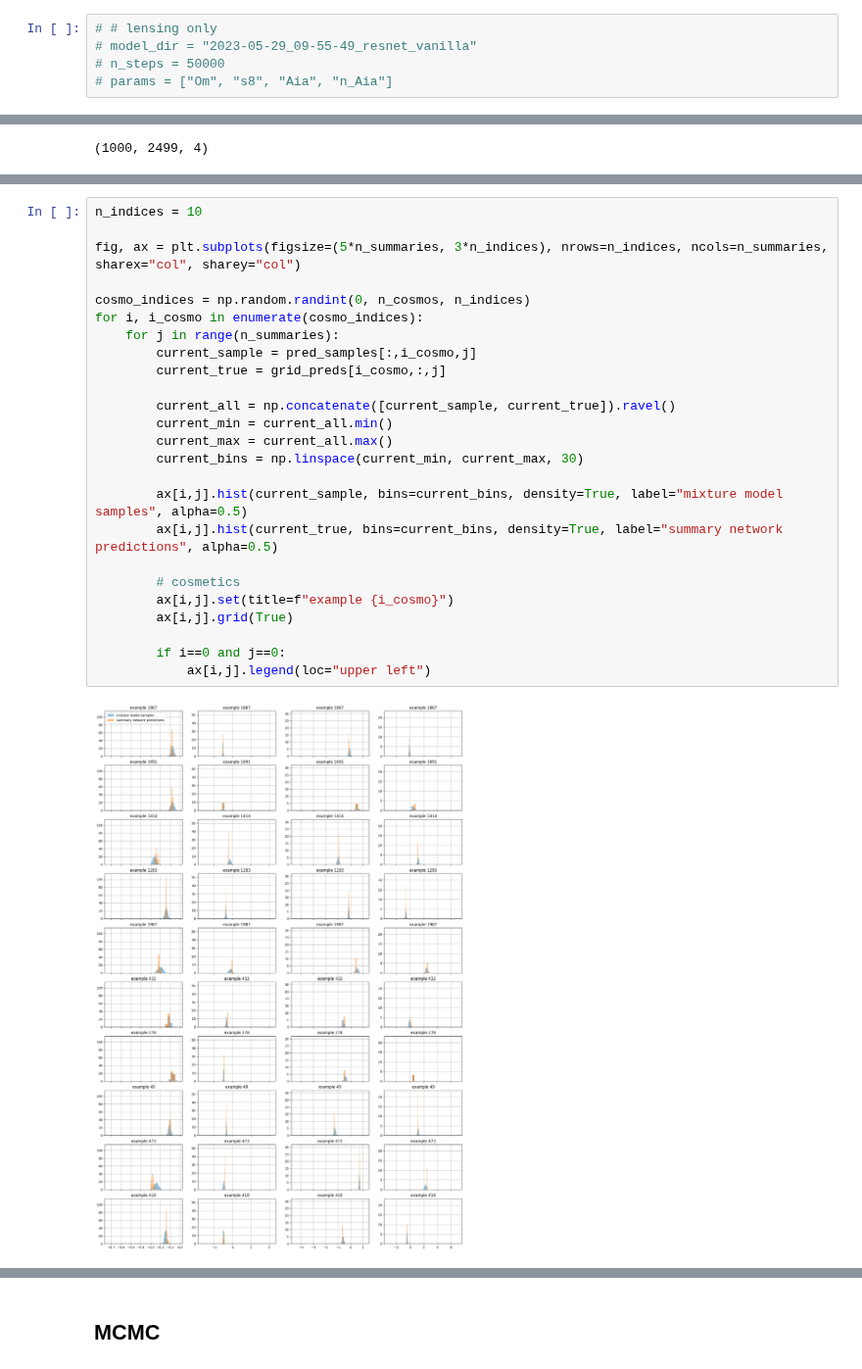
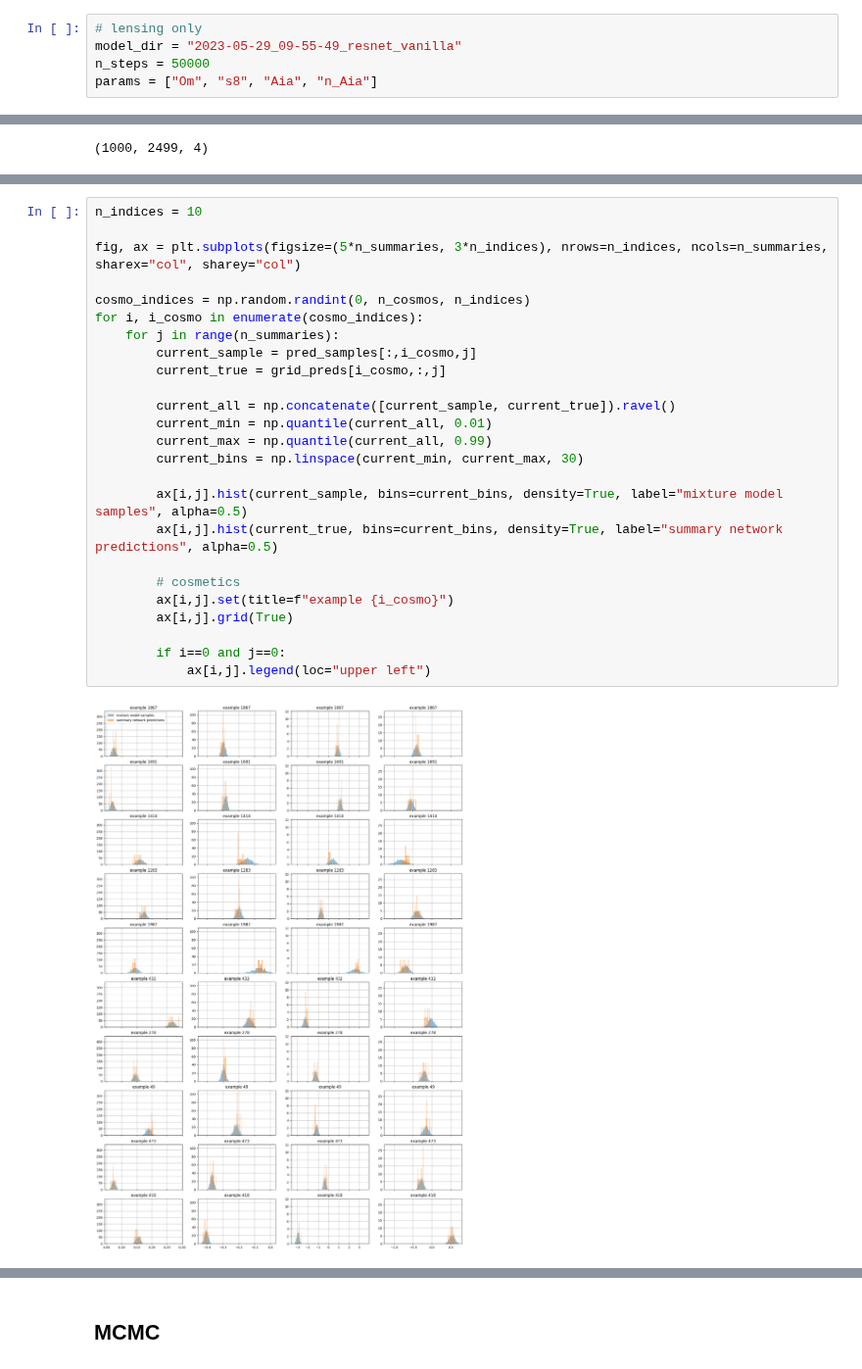
Before and after one commit to des-science/multiprobe-simulation-inference, a Jupyter notebook: notebooks/gaussian_mixture.ipynb, the cells around one changed output, grey strips where cells are left out. Shown at 98% size. Drawn from its saved outputs; the diff is of its cells as text.

```diff
--- a/notebooks/gaussian_mixture.ipynb
+++ b/notebooks/gaussian_mixture.ipynb
@@ -50,10 +52,10 @@ params = ["Om", "s8", "bg", "n_bg"]
 
 # print(no_survey_systematics_fidu_vali_preds.shape)
 # %%
-# # lensing only
-# model_dir = "2023-05-29_09-55-49_resnet_vanilla"
-# n_steps = 50000
-# params = ["Om", "s8", "Aia", "n_Aia"]
+# lensing only
+model_dir = "2023-05-29_09-55-49_resnet_vanilla"
+n_steps = 50000
+params = ["Om", "s8", "Aia", "n_Aia"]
 # %%
 # # combined probes
 # model_dir = "2023-05-30_10-56-53_resnet_vanilla"
@@ -192,30 +194,30 @@ ax[1].grid(True)
 # %%
 n_indices = 10
 
 fig, ax = plt.subplots(figsize=(5*n_summaries, 3*n_indices), nrows=n_indices, ncols=n_summaries, sharex="col", sharey="col")
 
 cosmo_indices = np.random.randint(0, n_cosmos, n_indices)
 for i, i_cosmo in enumerate(cosmo_indices):
     for j in range(n_summaries):
         current_sample = pred_samples[:,i_cosmo,j]
         current_true = grid_preds[i_cosmo,:,j]
 
         current_all = np.concatenate([current_sample, current_true]).ravel()
-        current_min = current_all.min()
-        current_max = current_all.max()
+        current_min = np.quantile(current_all, 0.01)
+        current_max = np.quantile(current_all, 0.99)
         current_bins = np.linspace(current_min, current_max, 30)
 
         ax[i,j].hist(current_sample, bins=current_bins, density=True, label="mixture model samples", alpha=0.5)
         ax[i,j].hist(current_true, bins=current_bins, density=True, label="summary network predictions", alpha=0.5)
 
         # cosmetics
         ax[i,j].set(title=f"example {i_cosmo}")
         ax[i,j].grid(True)
 
         if i==0 and j==0:
             ax[i,j].legend(loc="upper left")
 # %% [output]
-[figure, old version]
+[figure, new version]
 # %%
 n_confidence_levels = 100
 n_examples = grid_preds.shape[1]
```
Also changed, not shown: parts of 10 cells of this notebook.
